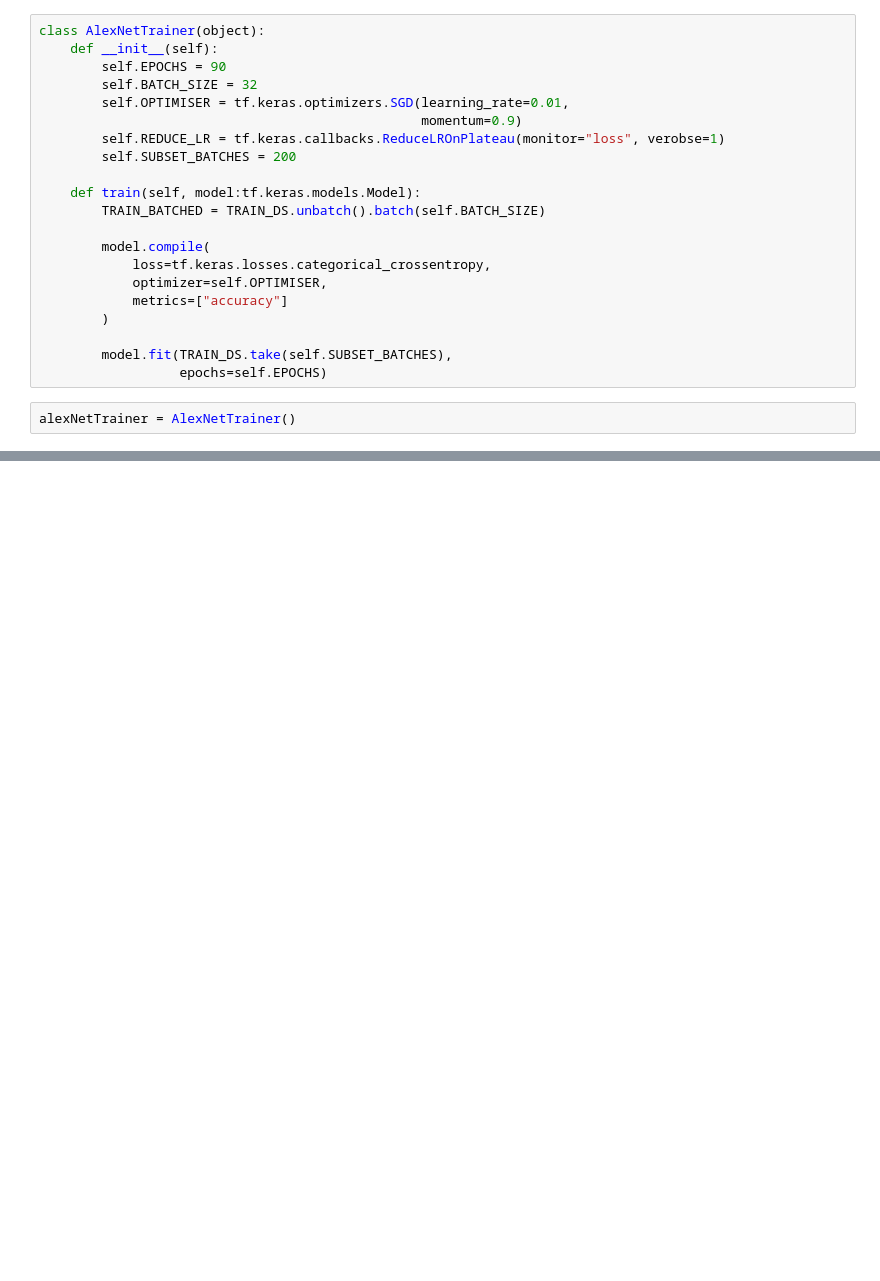
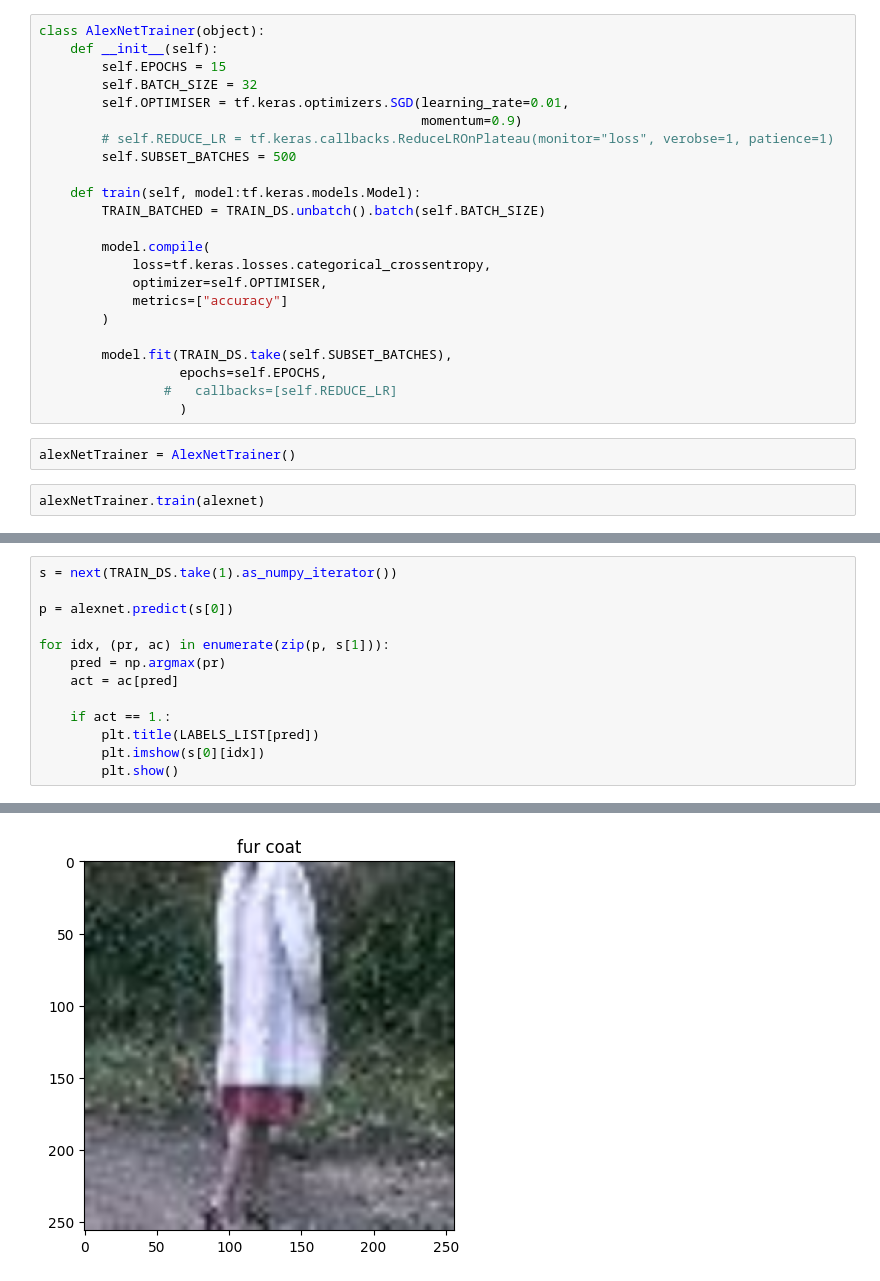
Before and after one commit to OmPanchal/AlexNet-using-tensorflow, a Jupyter notebook: AlexNet.ipynb, the cells around one changed output, grey strips where cells are left out. Cells and saved outputs as stored; diff of their text form; blank space fills up the shorter version.

```diff
--- a/AlexNet.ipynb
+++ b/AlexNet.ipynb
@@ -537,12 +543,12 @@ weight decay of 0.0005.
 # %%
 class AlexNetTrainer(object):
     def __init__(self):
-        self.EPOCHS = 90
+        self.EPOCHS = 15
         self.BATCH_SIZE = 32
         self.OPTIMISER = tf.keras.optimizers.SGD(learning_rate=0.01,
                                                  momentum=0.9)
-        self.REDUCE_LR = tf.keras.callbacks.ReduceLROnPlateau(monitor="loss", verobse=1)
-        self.SUBSET_BATCHES = 200
+        # self.REDUCE_LR = tf.keras.callbacks.ReduceLROnPlateau(monitor="loss", verobse=1, patience=1)
+        self.SUBSET_BATCHES = 500
 
     def train(self, model:tf.keras.models.Model):
         TRAIN_BATCHED = TRAIN_DS.unbatch().batch(self.BATCH_SIZE)
@@ -554,6 +560,10 @@ class AlexNetTrainer(object):
         )
 
         model.fit(TRAIN_DS.take(self.SUBSET_BATCHES),
-                  epochs=self.EPOCHS)
+                  epochs=self.EPOCHS,
+                #   callbacks=[self.REDUCE_LR]
+                  )
 # %%
 alexNetTrainer = AlexNetTrainer()
+# %%
+alexNetTrainer.train(alexnet)
@@ -559,0 +588,14 @@ alexNetTrainer = AlexNetTrainer()
+# %%
+s = next(TRAIN_DS.take(1).as_numpy_iterator())
+
+p = alexnet.predict(s[0])
+
+for idx, (pr, ac) in enumerate(zip(p, s[1])):
+    pred = np.argmax(pr)
+    act = ac[pred]
+
+    if act == 1.:
+        plt.title(LABELS_LIST[pred])
+        plt.imshow(s[0][idx])
+        plt.show()
+# %% [output]
@@ -559,0 +603 @@ alexNetTrainer = AlexNetTrainer()
+[figure, added]
```
Also changed, not shown: parts of 16 cells of this notebook.
